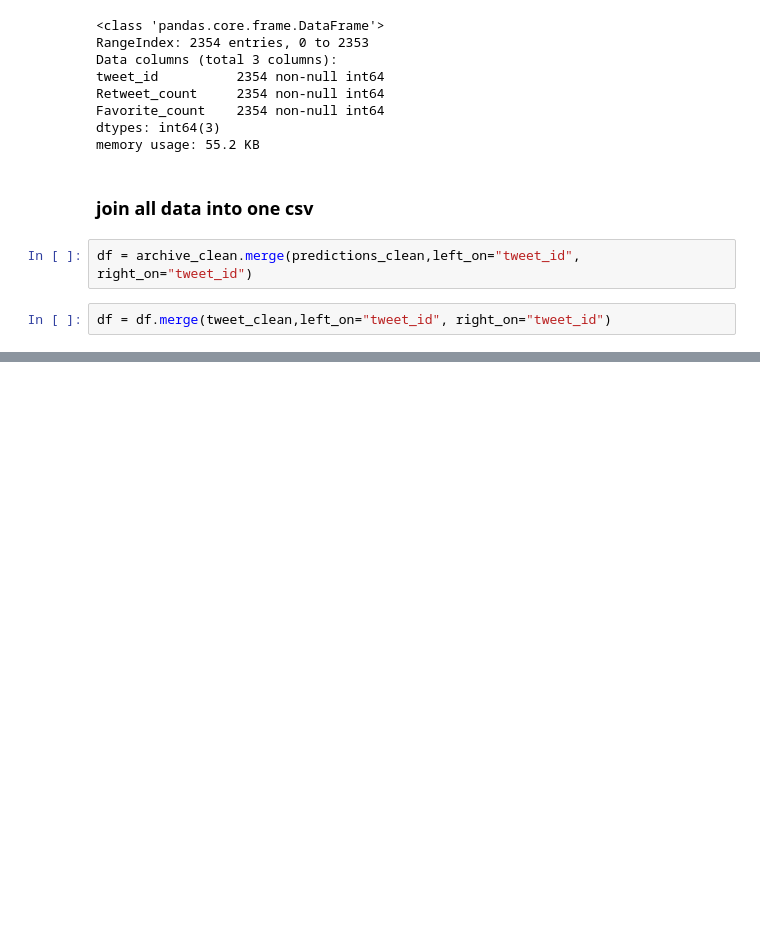
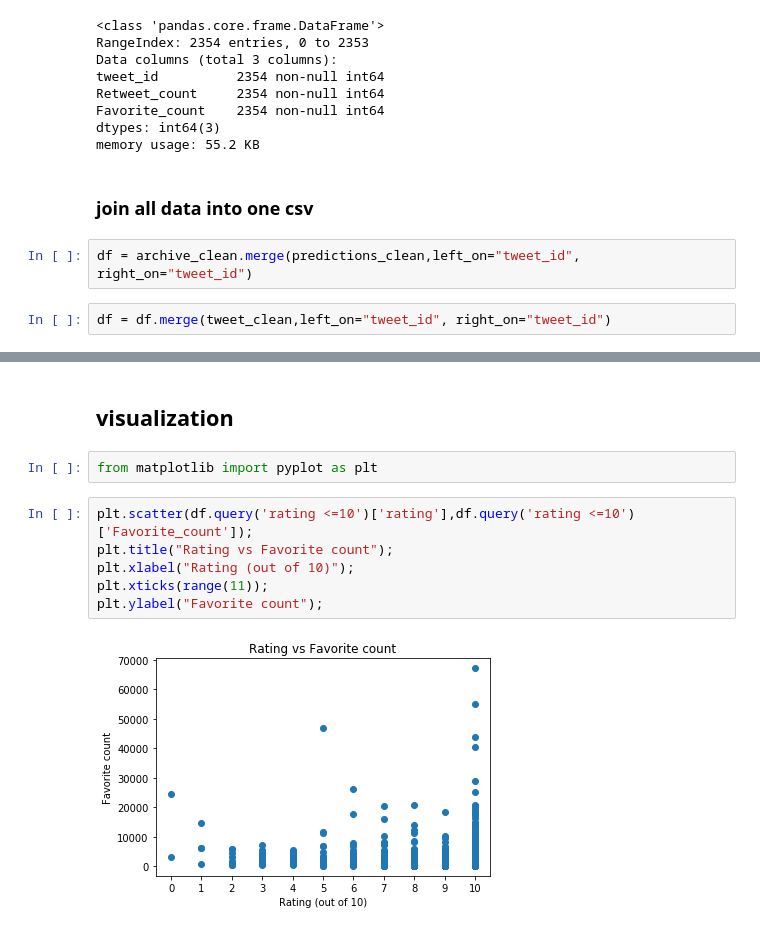
Before and after one commit to FarisALSaleem/wrangle-and-analyze-data, a Jupyter notebook: wrangle_act.ipynb, the cells around one changed output, grey strips where cells are left out. Drawn from its saved outputs; the diff is of its cells as text; blank space fills up the shorter version.

Commit message:
finished insights and visualization

```diff
--- a/wrangle_act.ipynb
+++ b/wrangle_act.ipynb
@@ -766,0 +939,12 @@ df.to_csv("twitter_archive_master.csv.csv", sep=',', encoding='utf-8')
+# %% [markdown]
+## visualization
+# %%
+from matplotlib import pyplot as plt
+# %%
+plt.scatter(df.query('rating <=10')['rating'],df.query('rating <=10')['Favorite_count']);
+plt.title("Rating vs Favorite count");
+plt.xlabel("Rating (out of 10)");
+plt.xticks(range(11));
+plt.ylabel("Favorite count");
+# %% [output]
+[figure, added]
```
Also changed, not shown: parts of 39 cells of this notebook, 1 other file.
